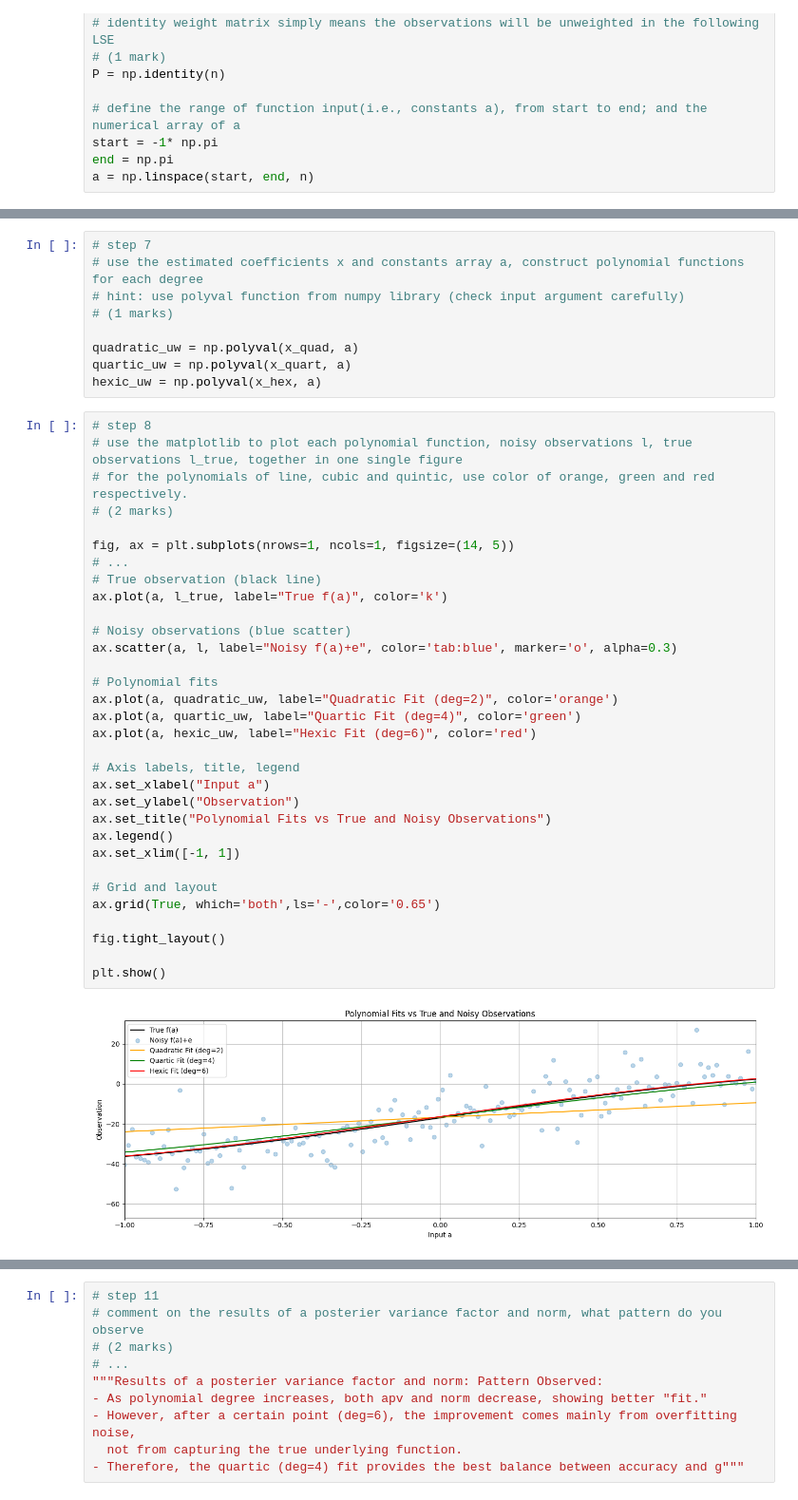
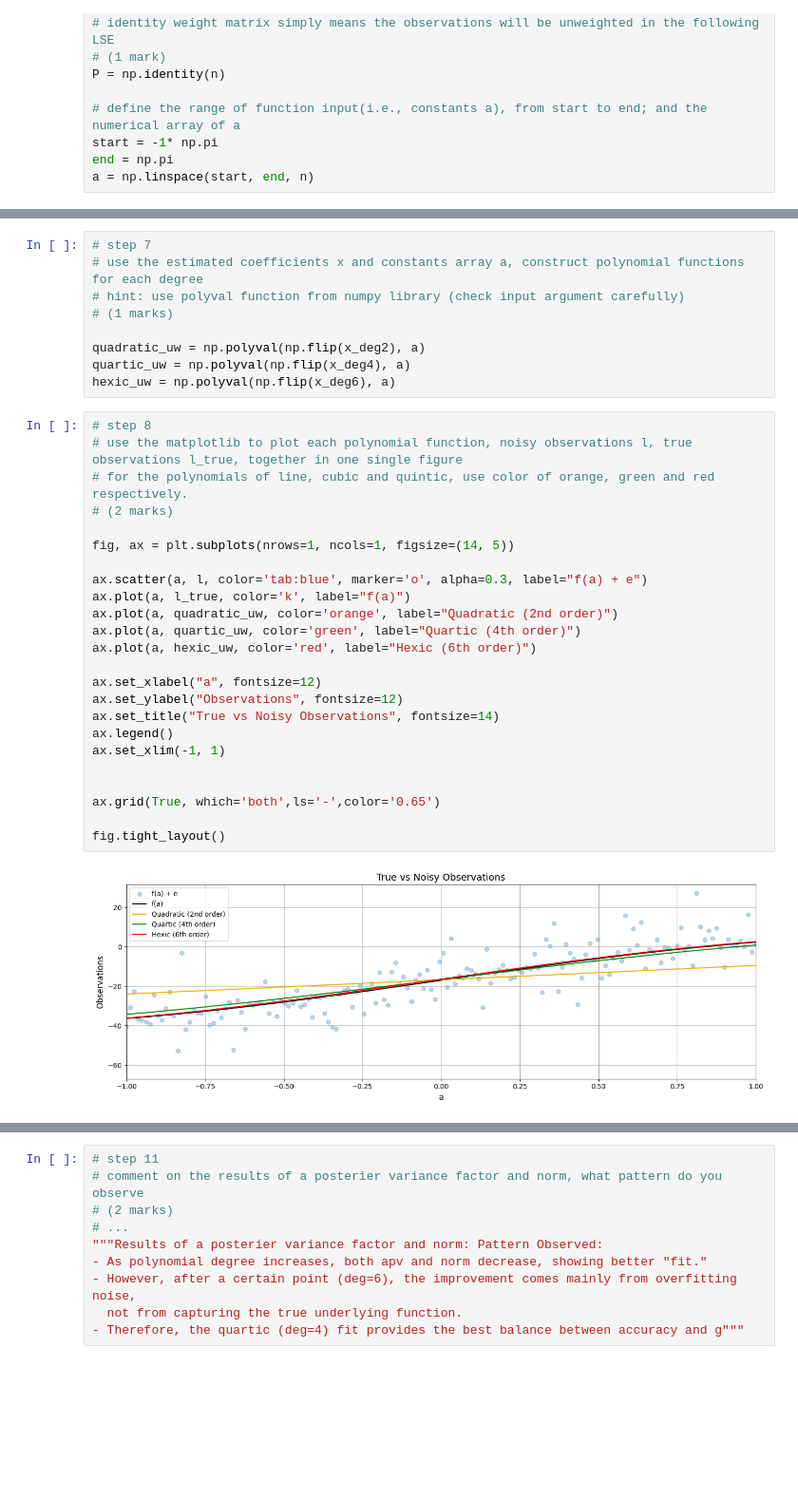
Before and after one commit to StephenNduba/ENGG680_2025_Fall, a Jupyter notebook: Lab_Assignment1/Assignment1.ipynb, the cells around one changed output, grey strips where cells are left out. Shown at 95% size. Saved outputs shown, nothing was run; the diff lists cells and outputs as text; blank space fills up the shorter version.

```diff
--- a/Lab_Assignment1/Assignment1.ipynb
+++ b/Lab_Assignment1/Assignment1.ipynb
@@ -900,43 +851,35 @@ x_quad, cov_x_quad, apv_quad, v_quad = fit_polynomial_curve(a, l, P, 2)
 # hint: use polyval function from numpy library (check input argument carefully)
 # (1 marks)
 
-quadratic_uw = np.polyval(x_quad, a)
-quartic_uw = np.polyval(x_quart, a)
-hexic_uw = np.polyval(x_hex, a)
+quadratic_uw = np.polyval(np.flip(x_deg2), a)
+quartic_uw = np.polyval(np.flip(x_deg4), a)
+hexic_uw = np.polyval(np.flip(x_deg6), a)
 # %%
 # step 8
 # use the matplotlib to plot each polynomial function, noisy observations l, true observations l_true, together in one single figure
 # for the polynomials of line, cubic and quintic, use color of orange, green and red respectively.
 # (2 marks)
 
 fig, ax = plt.subplots(nrows=1, ncols=1, figsize=(14, 5))
-# ...
-# True observation (black line)
-ax.plot(a, l_true, label="True f(a)", color='k')
 
-# Noisy observations (blue scatter)
-ax.scatter(a, l, label="Noisy f(a)+e", color='tab:blue', marker='o', alpha=0.3)
+ax.scatter(a, l, color='tab:blue', marker='o', alpha=0.3, label="f(a) + e")
+ax.plot(a, l_true, color='k', label="f(a)")
+ax.plot(a, quadratic_uw, color='orange', label="Quadratic (2nd order)")
+ax.plot(a, quartic_uw, color='green', label="Quartic (4th order)")
+ax.plot(a, hexic_uw, color='red', label="Hexic (6th order)")
 
-# Polynomial fits
-ax.plot(a, quadratic_uw, label="Quadratic Fit (deg=2)", color='orange')
-ax.plot(a, quartic_uw, label="Quartic Fit (deg=4)", color='green')
-ax.plot(a, hexic_uw, label="Hexic Fit (deg=6)", color='red')
+ax.set_xlabel("a", fontsize=12)
+ax.set_ylabel("Observations", fontsize=12)
+ax.set_title("True vs Noisy Observations", fontsize=14)
+ax.legend()
+ax.set_xlim(-1, 1)
 
-# Axis labels, title, legend
-ax.set_xlabel("Input a")
-ax.set_ylabel("Observation")
-ax.set_title("Polynomial Fits vs True and Noisy Observations")
-ax.legend()
-ax.set_xlim([-1, 1])
 
-# Grid and layout
 ax.grid(True, which='both',ls='-',color='0.65')
 
 fig.tight_layout()
-
-plt.show()
 # %% [output]
-[figure, old version]
+[figure, new version]
 # %%
 # step 9
 # print the a posterier variance factor for each polynomial function
```
Also changed, not shown: parts of 10 cells of this notebook.
